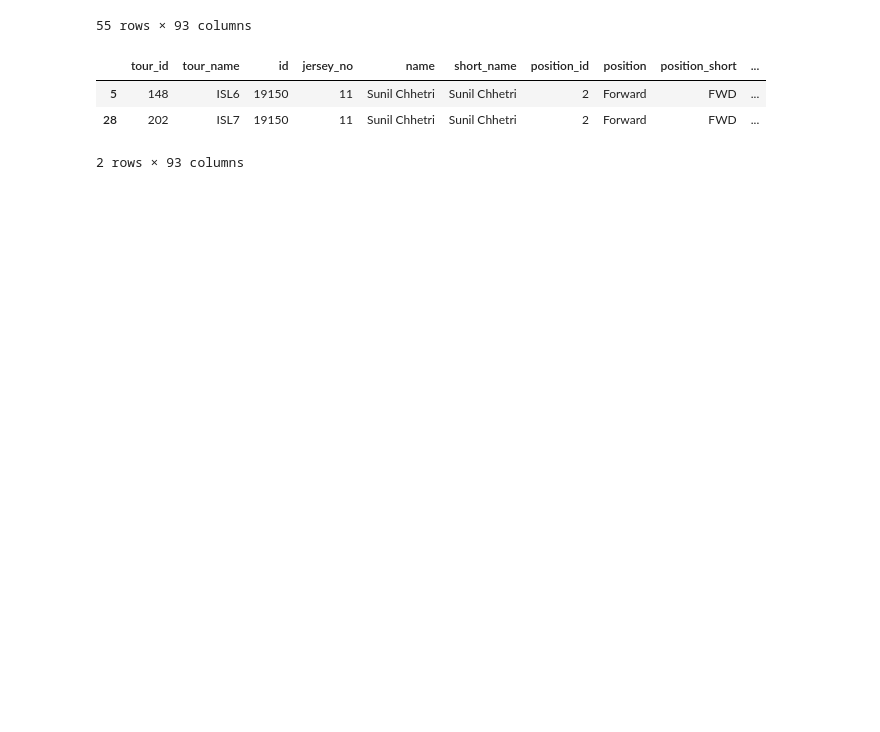
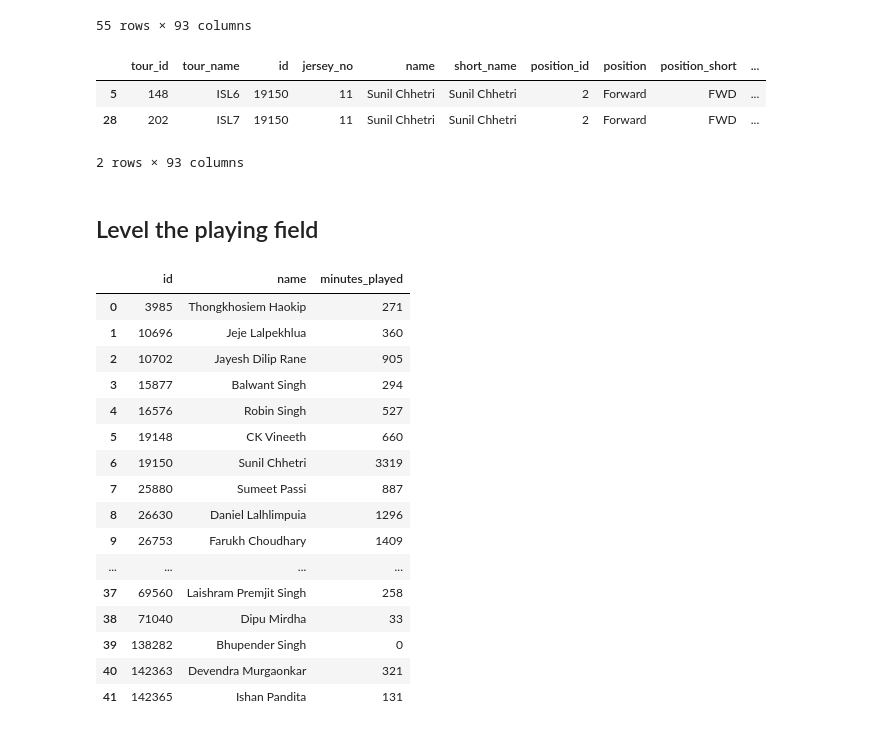
Before and after one commit to kaustavr19/Who-is-the-next-Sunil-Chetri---Analytical-Perscpective, a Jupyter notebook: Who_is_the_next_Sunil_Chetri.ipynb, the cells around one changed output. Drawn from its saved outputs; the diff is of its cells as text; code cells hidden in the pictures; blank space fills up the shorter version.

```diff
--- a/Who_is_the_next_Sunil_Chetri.ipynb
+++ b/Who_is_the_next_Sunil_Chetri.ipynb
@@ -109,3 +109,26 @@ indian_forwards[indian_forwards["name"].str.contains("Sunil")]
 | 5 | 148 | ISL6 | 19150 | 11 | Sunil Chhetri | Sunil Chhetri | 2 | Forward | FWD | ... |
 | 28 | 202 | ISL7 | 19150 | 11 | Sunil Chhetri | Sunil Chhetri | 2 | Forward | FWD | ... |
 2 rows × 93 columns
+# %% [markdown]
+## Level the playing field
+# %%
+fwd_mins_df = indian_forwards.groupby(["id", "name"])["minutes_played"].sum().reset_index()
+fwd_mins_df
+# %% [output]
+|  | id | name | minutes_played |
+| 0 | 3985 | Thongkhosiem Haokip | 271 |
+| 1 | 10696 | Jeje Lalpekhlua | 360 |
+| 2 | 10702 | Jayesh Dilip Rane | 905 |
+| 3 | 15877 | Balwant Singh | 294 |
+| 4 | 16576 | Robin Singh | 527 |
+| 5 | 19148 | CK Vineeth | 660 |
+| 6 | 19150 | Sunil Chhetri | 3319 |
+| 7 | 25880 | Sumeet Passi | 887 |
+| 8 | 26630 | Daniel Lalhlimpuia | 1296 |
+| 9 | 26753 | Farukh Choudhary | 1409 |
+| ... | ... | ... | ... |
+| 37 | 69560 | Laishram Premjit Singh | 258 |
+| 38 | 71040 | Dipu Mirdha | 33 |
+| 39 | 138282 | Bhupender Singh | 0 |
+| 40 | 142363 | Devendra Murgaonkar | 321 |
+| 41 | 142365 | Ishan Pandita | 131 |
```
Also changed, not shown: parts of 15 cells of this notebook.
